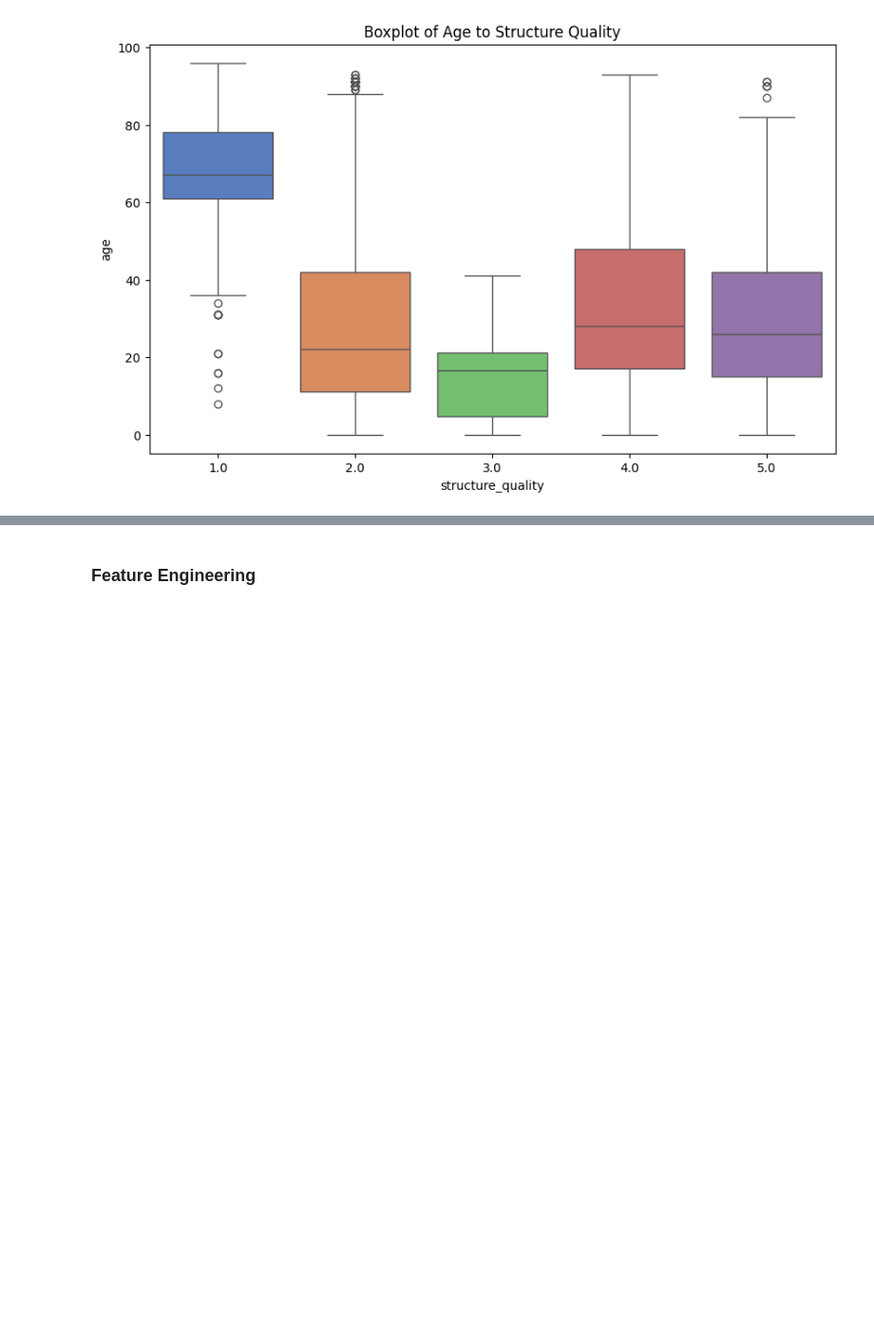
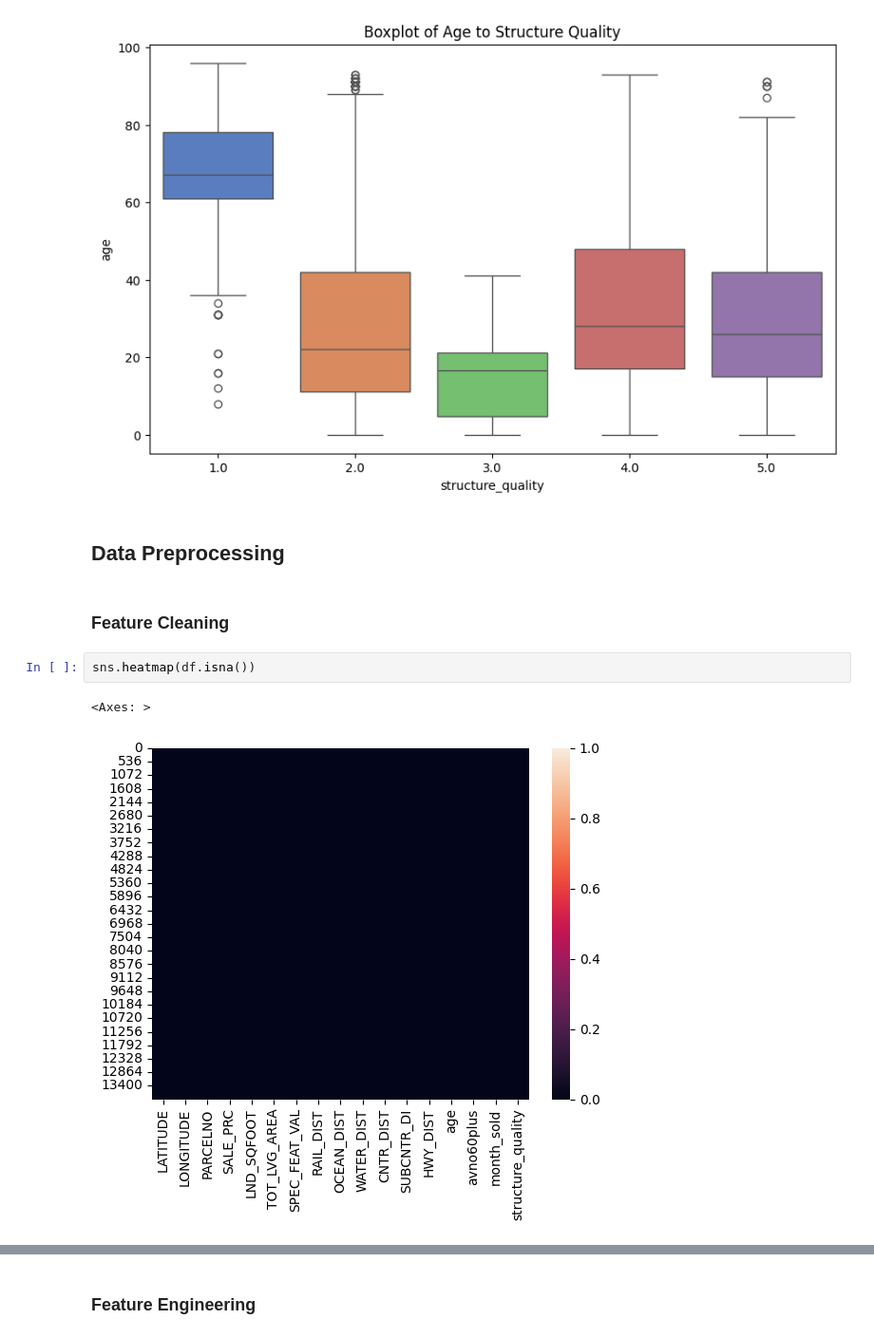
Before and after one commit to MarcusO17/6006CEM-ML, a Jupyter notebook: src/Task 1/main.ipynb, the cells around one changed output, grey strips where cells are left out. Shown at 95% size. Drawn from its saved outputs; the diff is of its cells as text; blank space fills up the shorter version.

```diff
--- a/src/Task 1/main.ipynb
+++ b/src/Task 1/main.ipynb
@@ -249,3 +251,12 @@ Passing `palette` without assigning `hue` is deprecated and will be removed in v
 
   sns.boxplot(y=df['age'],x=df['structure_quality'],palette="muted")
 [figure]
+# %% [markdown]
+## Data Preprocessing
+# %% [markdown]
+### Feature Cleaning
+# %%
+sns.heatmap(df.isna())
+# %% [output]
+<Axes: >
+[figure, added]
```
Also changed, not shown: parts of 11 cells of this notebook.
